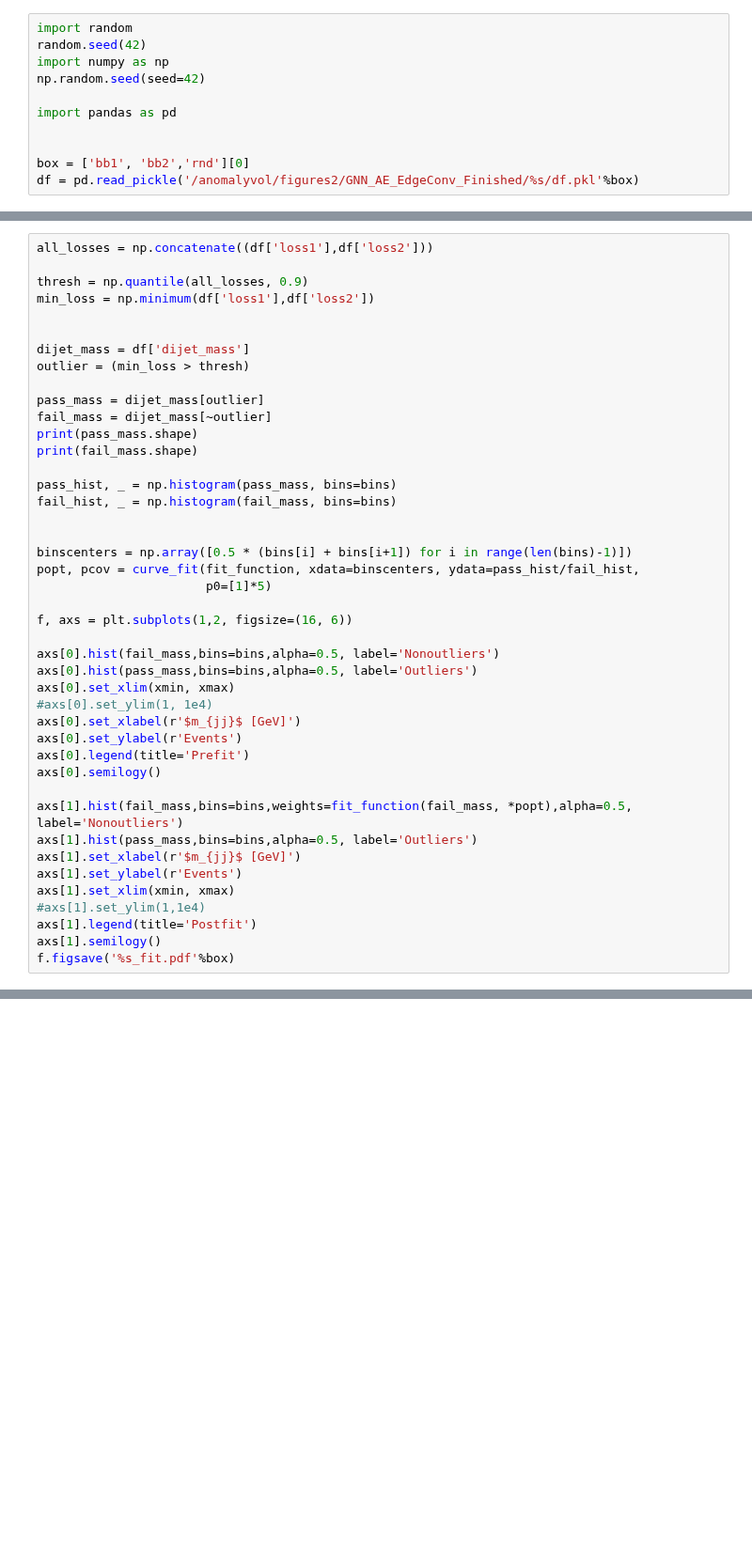
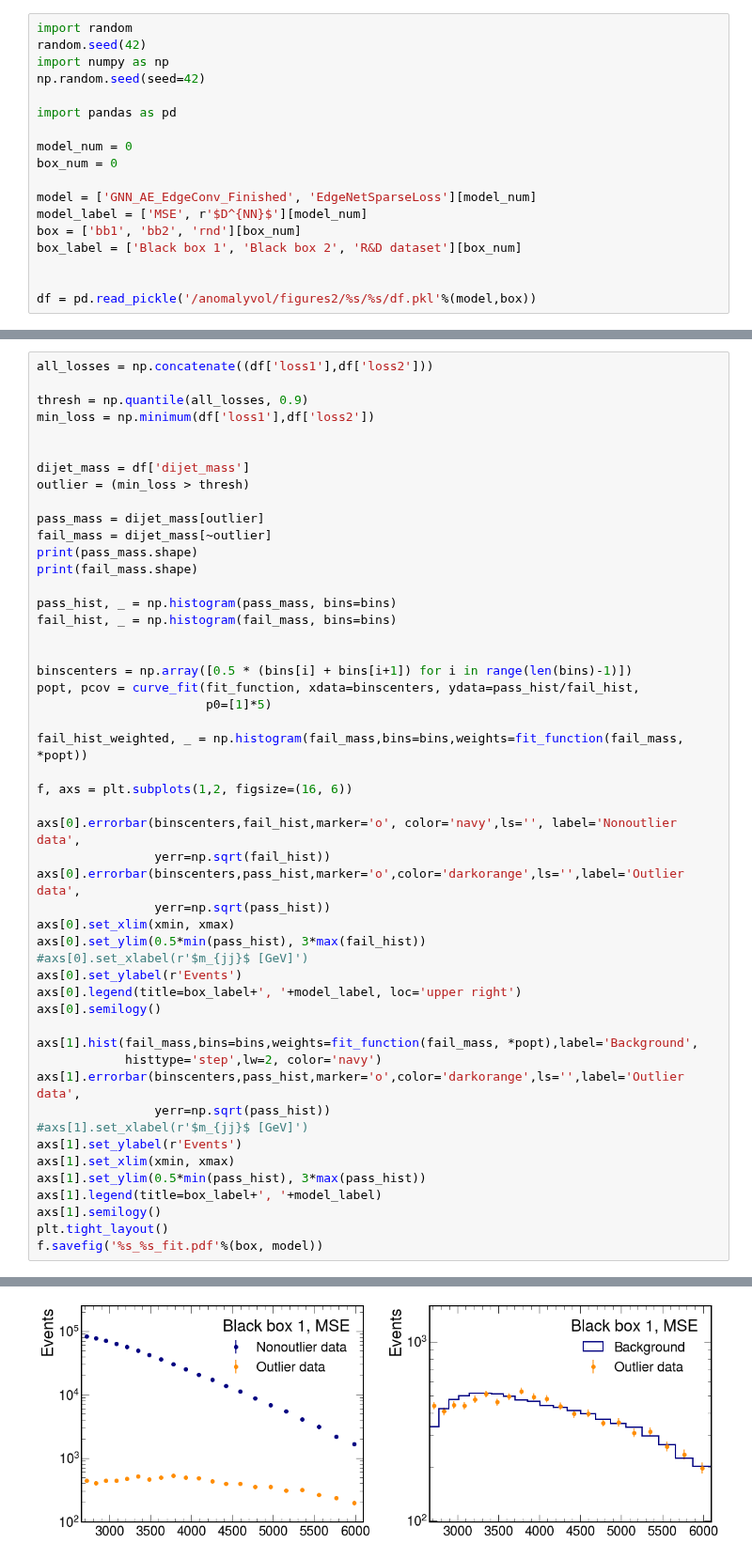
Before and after one commit to stsan9/AnomalyDetection4Jets, a Jupyter notebook: code/fit.ipynb, the cells around one changed output, grey strips where cells are left out. Shown at 94% size. Saved outputs shown, nothing was run; the diff lists cells and outputs as text; blank space fills up the shorter version.

```diff
--- a/code/fit.ipynb
+++ b/code/fit.ipynb
@@ -6,9 +6,16 @@ np.random.seed(seed=42)
 
 import pandas as pd
 
+model_num = 0
+box_num = 0
 
-box = ['bb1', 'bb2','rnd'][0]
-df = pd.read_pickle('/anomalyvol/figures2/GNN_AE_EdgeConv_Finished/%s/df.pkl'%box)
+model = ['GNN_AE_EdgeConv_Finished', 'EdgeNetSparseLoss'][model_num]
+model_label = ['MSE', r'$D^{NN}$'][model_num]
+box = ['bb1', 'bb2', 'rnd'][box_num]
+box_label = ['Black box 1', 'Black box 2', 'R&D dataset'][box_num]
+
+
+df = pd.read_pickle('/anomalyvol/figures2/%s/%s/df.pkl'%(model,box))
 # %%
 import numpy as np
 import matplotlib.pyplot as plt
@@ -58,26 +65,33 @@ binscenters = np.array([0.5 * (bins[i] + bins[i+1]) for i in range(len(bins)-1)]
 popt, pcov = curve_fit(fit_function, xdata=binscenters, ydata=pass_hist/fail_hist,
                        p0=[1]*5)
 
+fail_hist_weighted, _ = np.histogram(fail_mass,bins=bins,weights=fit_function(fail_mass, *popt))
+
 f, axs = plt.subplots(1,2, figsize=(16, 6))
 
-axs[0].hist(fail_mass,bins=bins,alpha=0.5, label='Nonoutliers')
-axs[0].hist(pass_mass,bins=bins,alpha=0.5, label='Outliers')
+axs[0].errorbar(binscenters,fail_hist,marker='o', color='navy',ls='', label='Nonoutlier data',
+                yerr=np.sqrt(fail_hist))
+axs[0].errorbar(binscenters,pass_hist,marker='o',color='darkorange',ls='',label='Outlier data',
+                yerr=np.sqrt(pass_hist))
 axs[0].set_xlim(xmin, xmax)
-#axs[0].set_ylim(1, 1e4)
-axs[0].set_xlabel(r'$m_{jj}$ [GeV]')
+axs[0].set_ylim(0.5*min(pass_hist), 3*max(fail_hist))
+#axs[0].set_xlabel(r'$m_{jj}$ [GeV]')
 axs[0].set_ylabel(r'Events')
-axs[0].legend(title='Prefit')
+axs[0].legend(title=box_label+', '+model_label, loc='upper right')
 axs[0].semilogy()
 
-axs[1].hist(fail_mass,bins=bins,weights=fit_function(fail_mass, *popt),alpha=0.5, label='Nonoutliers')
-axs[1].hist(pass_mass,bins=bins,alpha=0.5, label='Outliers')
-axs[1].set_xlabel(r'$m_{jj}$ [GeV]')
+axs[1].hist(fail_mass,bins=bins,weights=fit_function(fail_mass, *popt),label='Background',
+            histtype='step',lw=2, color='navy')
+axs[1].errorbar(binscenters,pass_hist,marker='o',color='darkorange',ls='',label='Outlier data',
+                yerr=np.sqrt(pass_hist))
+#axs[1].set_xlabel(r'$m_{jj}$ [GeV]')
 axs[1].set_ylabel(r'Events')
 axs[1].set_xlim(xmin, xmax)
-#axs[1].set_ylim(1,1e4)
-axs[1].legend(title='Postfit')
+axs[1].set_ylim(0.5*min(pass_hist), 3*max(pass_hist))
+axs[1].legend(title=box_label+', '+model_label)
 axs[1].semilogy()
-f.figsave('%s_fit.pdf'%box)
+plt.tight_layout()
+f.savefig('%s_%s_fit.pdf'%(box, model))
 # %% [output]
 (10097,)
 (989604,)
@@ -84,3 +100,4 @@ f.figsave('%s_fit.pdf'%box)
+[figure, added]
 # %%
 # Plot the histogram and the fitted function.
 
```
Also changed, not shown: parts of 3 cells of this notebook.
